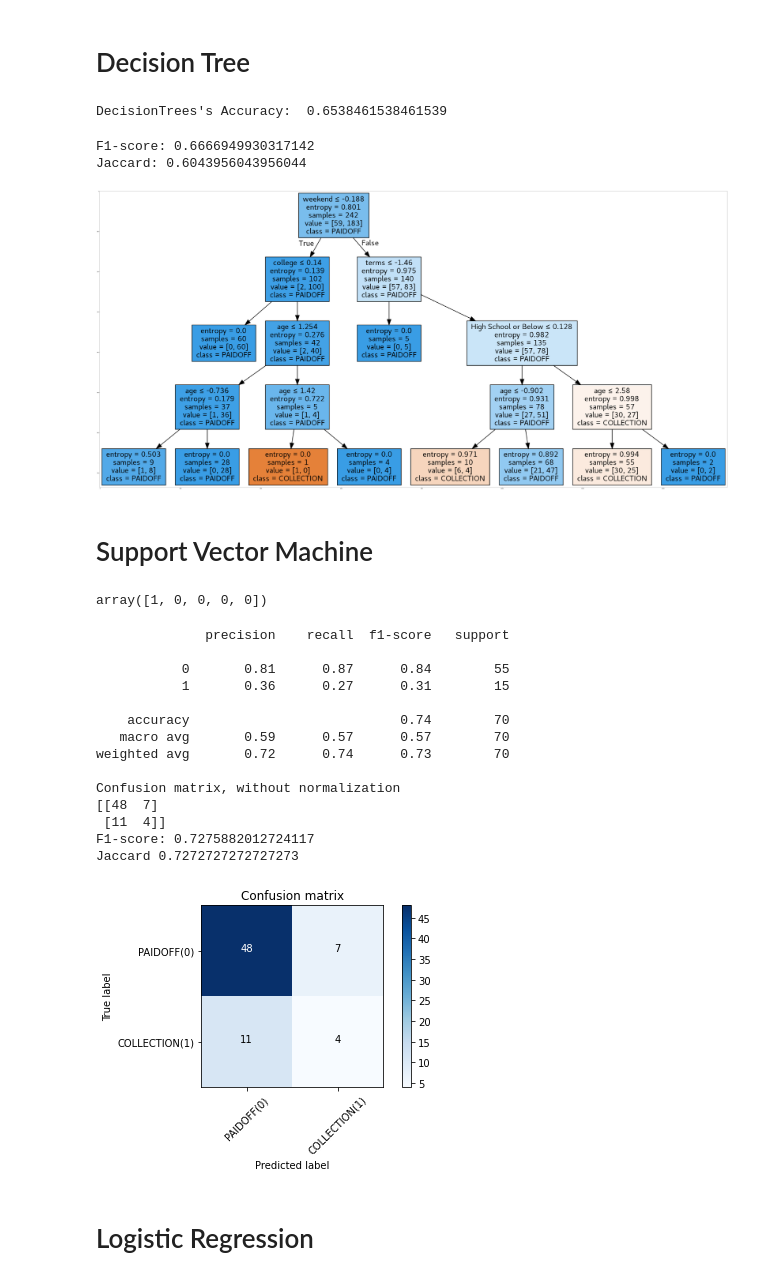
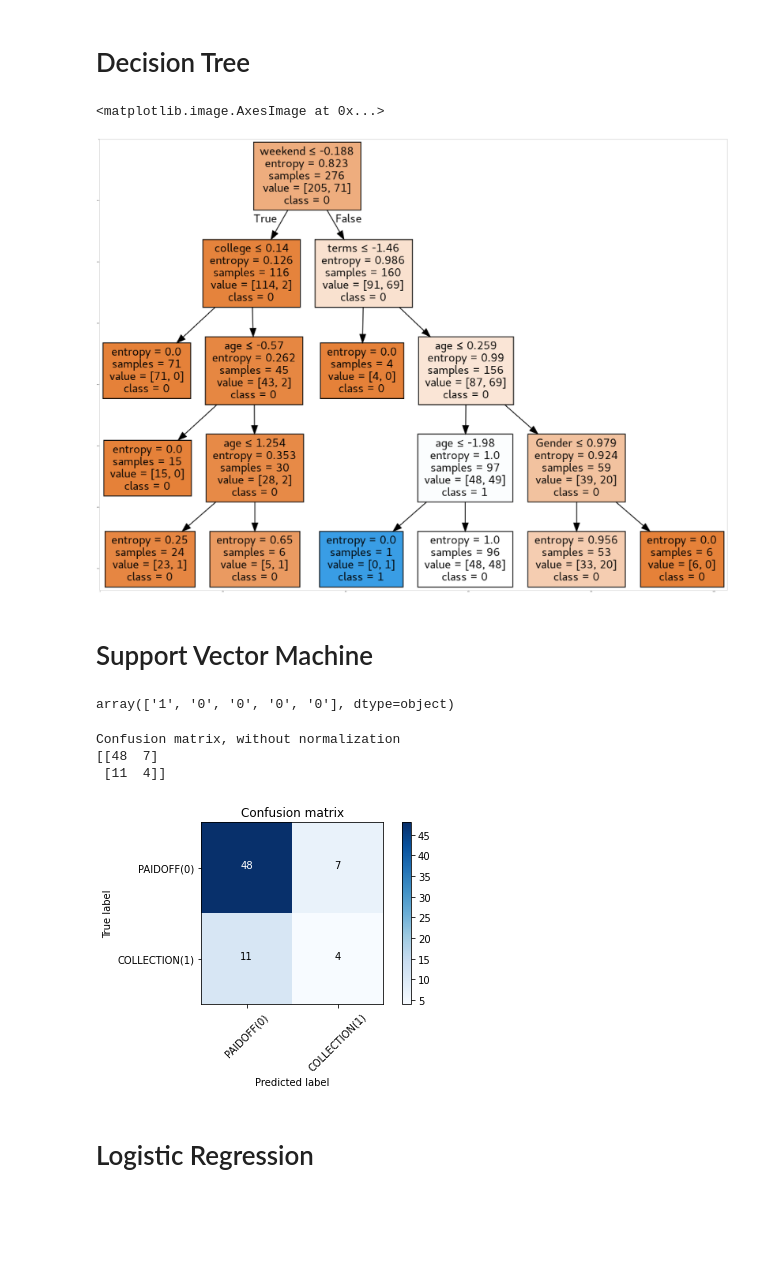
Before and after one commit to kheinermm/data-science-projects, a Jupyter notebook: Capstone-ML-Proj-Loan-py.ipynb copy.ipynb, the cells around one changed output. Drawn from its saved outputs; the diff is of its cells as text; code cells hidden in the pictures; blank space fills up the shorter version.

```diff
--- a/Capstone-ML-Proj-Loan-py.ipynb copy.ipynb
+++ b/Capstone-ML-Proj-Loan-py.ipynb copy.ipynb
@@ -217,6 +217,6 @@ X[0:5]
 # %% [markdown]
 What are our lables?
 # %%
-y = df['loan_status'].replace(to_replace=['PAIDOFF','COLLECTION'], value=[0,1],inplace=False).values
+y = df['loan_status'].replace(to_replace=['PAIDOFF','COLLECTION'], value=['0','1'],inplace=False).values
 y[0:5]
 # %% [output]
@@ -312,31 +301,25 @@ X_trainset, X_testset, y_trainset, y_testset = train_test_split(X, y_tree, test_
 # %%
 loanTree = DecisionTreeClassifier(criterion="entropy", max_depth = 4)
-loanTree.fit(X_trainset,y_trainset)
-predTree = loanTree.predict(X_testset)
-print("DecisionTrees's Accuracy: ", metrics.accuracy_score(y_testset, predTree))
+loanTree.fit(X_train,y_train)
+predTree = loanTree.predict(X_test)
-# %% [output]
-DecisionTrees's Accuracy:  0.6538461538461539
 # %%
 from  io import StringIO
 import pydotplus
 import matplotlib.image as mpimg
 from sklearn import tree
 
 dot_data = StringIO()
 filename = "loantree.png"
 featureNames = Feature.columns[0:8]
-out=tree.export_graphviz(loanTree,feature_names=featureNames, out_file=dot_data, class_names= np.unique(y_trainset), filled=True,  special_characters=True,rotate=False)
+out=tree.export_graphviz(loanTree,feature_names=featureNames, out_file=dot_data, class_names= np.unique(y_train), filled=True,  special_characters=True,rotate=False)
 graph = pydotplus.graph_from_dot_data(dot_data.getvalue())
 graph.write_png(filename)
 img = mpimg.imread(filename)
 plt.figure(figsize=(100, 200))
 plt.imshow(img,interpolation='nearest')
-print("F1-score:",f1_score(y_testset, predTree, average='weighted'))
-print("Jaccard:",jaccard_score(y_testset, predTree,pos_label='PAIDOFF'))
 # %% [output]
-F1-score: 0.6666949930317142
-Jaccard: 0.6043956043956044
+<matplotlib.image.AxesImage at 0x...>
-[figure, old version]
+[figure, new version]
 # %% [markdown]
 # Support Vector Machine
 # %%
@@ -346,13 +329,12 @@ from sklearn import svm
 from sklearn.metrics import classification_report, confusion_matrix
 import itertools
 
-X_train, X_test, y_train, y_test = train_test_split( X, y, test_size=0.2, random_state=4)
 clf = svm.SVC(kernel='rbf')
 clf.fit(X_train, y_train)
 yhat = clf.predict(X_test)
 yhat [0:5]
 # %% [output]
-array([1, 0, 0, 0, 0])
+array(['1', '0', '0', '0', '0'], dtype=object)
 # %%
 def plot_confusion_matrix(cm, classes,
                           normalize=False,
@@ -389,32 +371,16 @@ def plot_confusion_matrix(cm, classes,
     plt.xlabel('Predicted label')
 # %%
 # Compute confusion matrix
-cnf_matrix = confusion_matrix(y_test, yhat, labels=[0,1])
+cnf_matrix = confusion_matrix(y_test, yhat, labels=['0','1'])
 np.set_printoptions(precision=2)
-
-print (classification_report(y_test, yhat))
 
 # Plot non-normalized confusion matrix
 plt.figure()
 plot_confusion_matrix(cnf_matrix, classes=['PAIDOFF(0)','COLLECTION(1)'],normalize= False,  title='Confusion matrix')
-
-print("F1-score:",f1_score(y_test, yhat, average='weighted'))
-print("Jaccard",jaccard_score(y_test, yhat,pos_label=0))
 # %% [output]
-              precision    recall  f1-score   support
-
-           0       0.81      0.87      0.84        55
-           1       0.36      0.27      0.31        15
-
-    accuracy                           0.74        70
-   macro avg       0.59      0.57      0.57        70
-weighted avg       0.72      0.74      0.73        70
-
 Confusion matrix, without normalization
 [[48  7]
  [11  4]]
-F1-score: 0.7275882012724117
-Jaccard 0.7272727272727273
 [figure]
 # %% [markdown]
 # Logistic Regression
```
Also changed, not shown: parts of 12 cells of this notebook.
